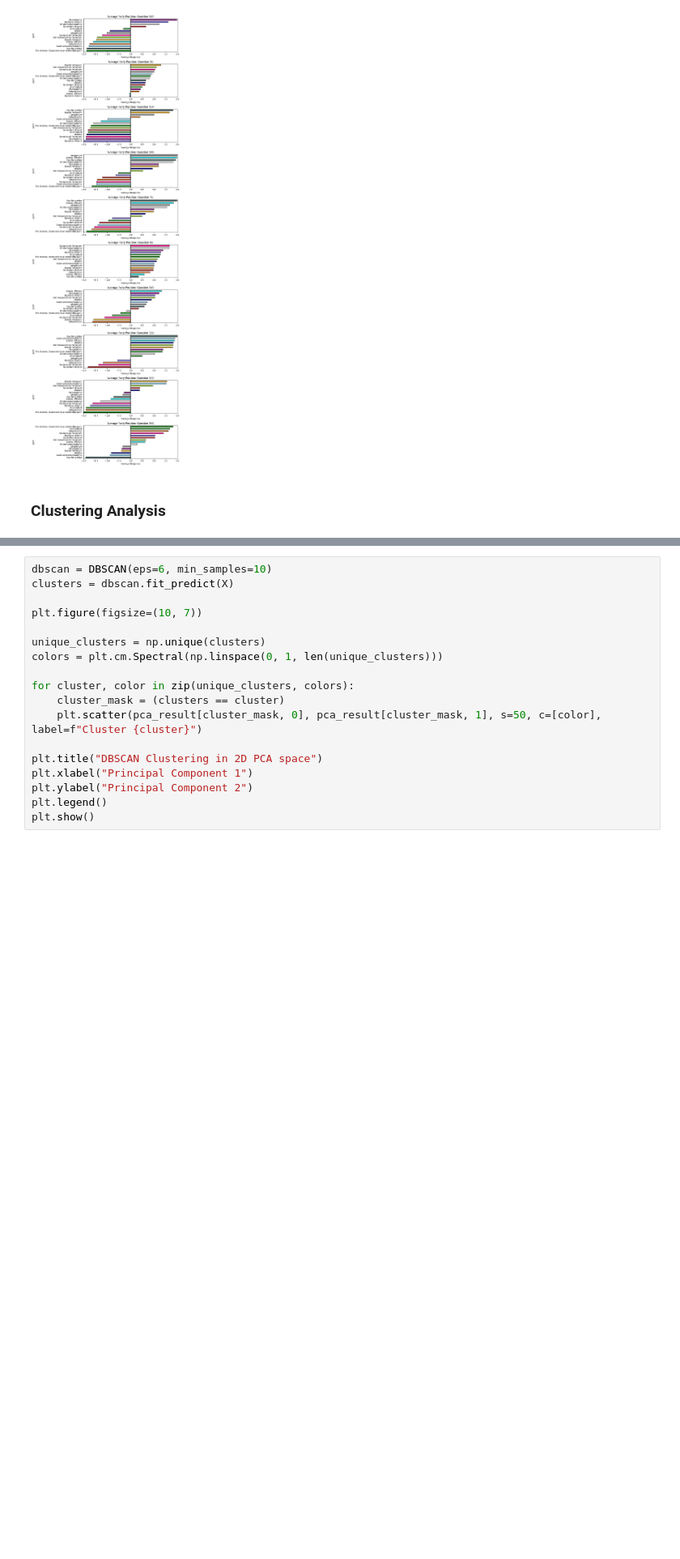
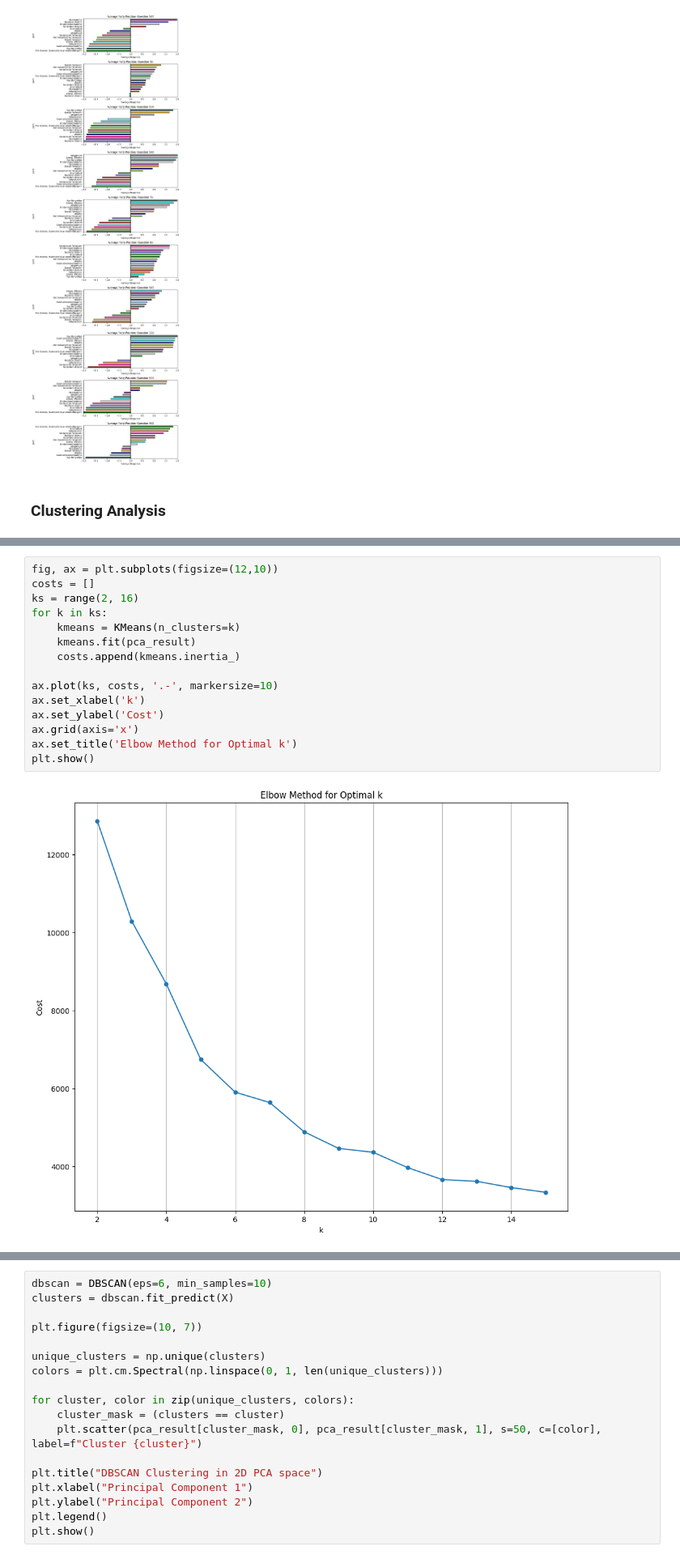
Before and after one commit to mitmarcus/VIA-MAL1, a Jupyter notebook: Ass6_Candidates2/6. Candidate Test 2022 II.ipynb, the cells around one changed output, grey strips where cells are left out. Shown at 81% size. Cells and saved outputs as stored; diff of their text form; blank space fills up the shorter version.

```diff
--- a/Ass6_Candidates2/6. Candidate Test 2022 II.ipynb
+++ b/Ass6_Candidates2/6. Candidate Test 2022 II.ipynb
@@ -308,0 +303,17 @@ plt.show()
+# %%
+fig, ax = plt.subplots(figsize=(12,10))
+costs = []
+ks = range(2, 16)
+for k in ks:
+    kmeans = KMeans(n_clusters=k)
+    kmeans.fit(pca_result)
+    costs.append(kmeans.inertia_)
+
+ax.plot(ks, costs, '.-', markersize=10)
+ax.set_xlabel('k')
+ax.set_ylabel('Cost')
+ax.grid(axis='x')
+ax.set_title('Elbow Method for Optimal k')
+plt.show()
+# %% [output]
+[figure, added]
```
Also changed, not shown: parts of 29 cells of this notebook.
